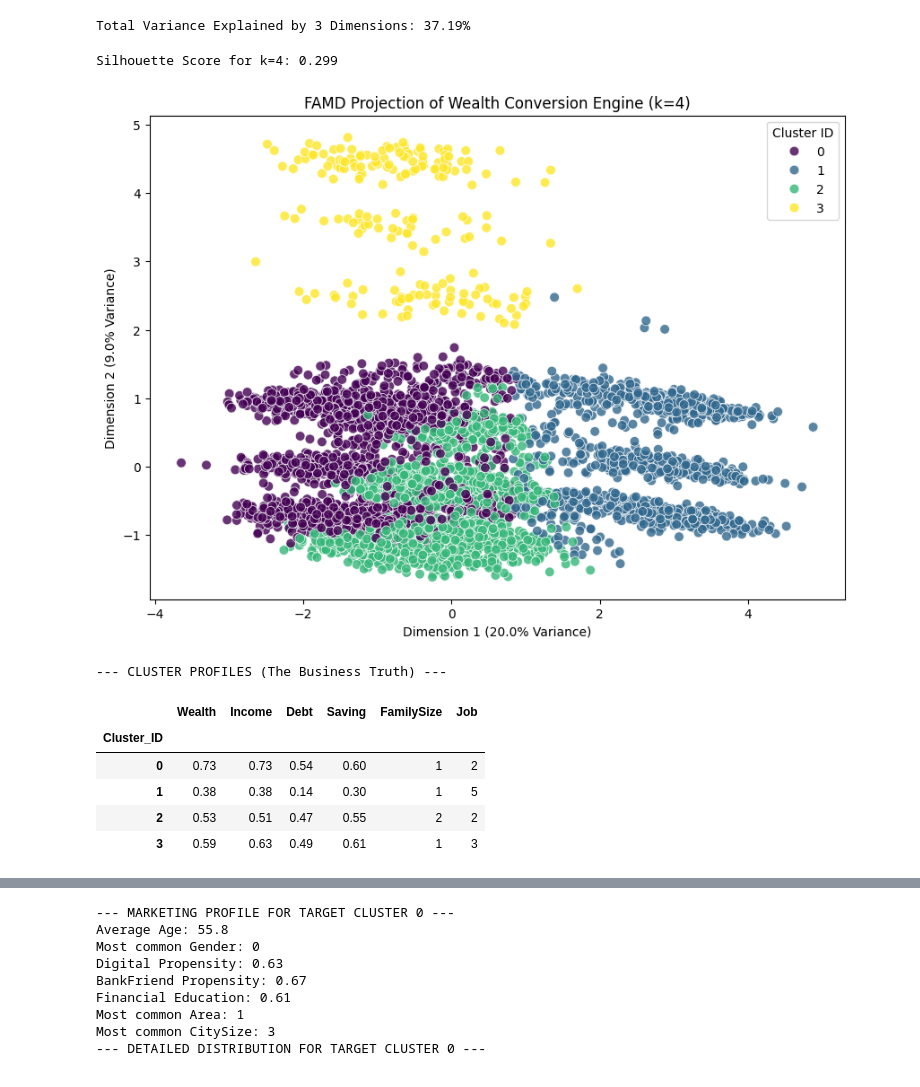
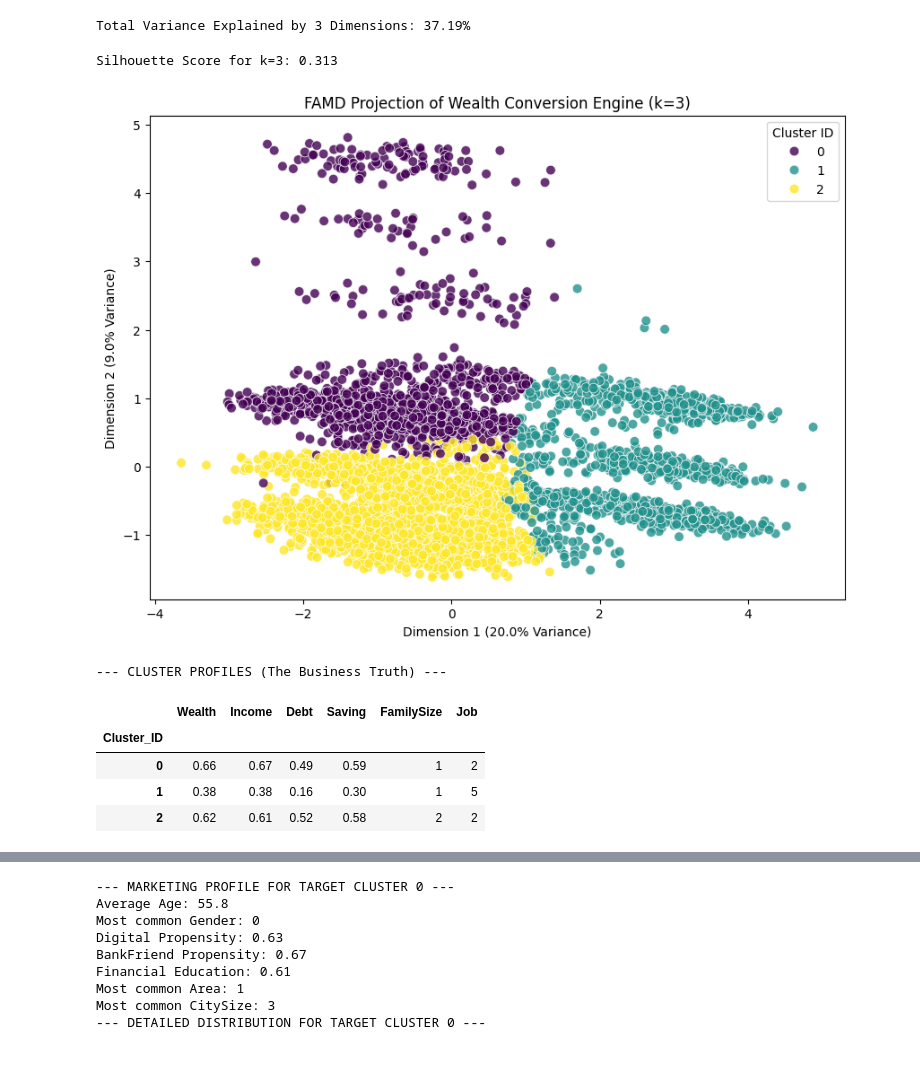
Before and after one commit to Smael-olk/Fintech, a Jupyter notebook: BusinessCase1/2-Protection_FAMD.ipynb, the cells around one changed output, grey strips where cells are left out. Cells and saved outputs as stored; diff of their text form; code cells hidden in the pictures.

```diff
--- a/BusinessCase1/2-Protection_FAMD.ipynb
+++ b/BusinessCase1/2-Protection_FAMD.ipynb
@@ -162,7 +162,7 @@ FAMD Continuous Coordinates (Ready for Clustering):
 Total Variance Explained by 3 Dimensions: 37.19%
 # %%
 # 4. Standard Euclidean Clustering on the FAMD dimensions
-optimal_k = 4
+optimal_k = 3
 kmeans = KMeans(n_clusters=optimal_k, random_state=42)
 cluster_labels = kmeans.fit_predict(X_famd)
 
@@ -170,42 +170,41 @@ sil_score = silhouette_score(X_famd, cluster_labels)
 print(f"Silhouette Score for k={optimal_k}: {sil_score:.3f}")
 
 # 5. Plot the Manifold (Updated labels)
 plt.figure(figsize=(10, 7))
 sns.scatterplot(
     x=X_famd['Dim_1'],
     y=X_famd['Dim_2'],
     hue=cluster_labels,
     palette='viridis',
     s=60, alpha=0.8
 )
 
 plt.title(f'FAMD Projection of Wealth Conversion Engine (k={optimal_k})')
 plt.xlabel(f'Dimension 1 ({explained_variance[0]:.1f}% Variance)')
 plt.ylabel(f'Dimension 2 ({explained_variance[1]:.1f}% Variance)')
 plt.legend(title='Cluster ID')
 plt.show()
 
 # 6. Profile the Clusters to find the Business Target
 df_active_mixed['Cluster_ID'] = cluster_labels
 print("\n--- CLUSTER PROFILES (The Business Truth) ---")
 display(df_active_mixed.groupby('Cluster_ID').agg({
     'Wealth': 'mean',
     'Income': 'mean',
     'Debt': 'mean',
     'Saving': 'mean',
     'FamilySize': lambda x: x.mode()[0],
     'Job': lambda x: x.mode()[0]
 }).round(2))
 # %% [output]
-Silhouette Score for k=4: 0.299
+Silhouette Score for k=3: 0.313
-[figure, old version]
+[figure, new version]
 --- CLUSTER PROFILES (The Business Truth) ---
 |  | Wealth | Income | Debt | Saving | FamilySize | Job |
 | Cluster_ID |  |  |  |  |  |  |
-| 0 | 0.73 | 0.73 | 0.54 | 0.60 | 1 | 2 |
-| 1 | 0.38 | 0.38 | 0.14 | 0.30 | 1 | 5 |
-| 2 | 0.53 | 0.51 | 0.47 | 0.55 | 2 | 2 |
-| 3 | 0.59 | 0.63 | 0.49 | 0.61 | 1 | 3 |
+| 0 | 0.66 | 0.67 | 0.49 | 0.59 | 1 | 2 |
+| 1 | 0.38 | 0.38 | 0.16 | 0.30 | 1 | 5 |
+| 2 | 0.62 | 0.61 | 0.52 | 0.58 | 2 | 2 |
 # %%
 # 1. Extract the column contributions to each FAMD dimension
 contributions = famd.column_contributions_.style.format("{:.2%}")
```
Also changed, not shown: parts of 4 cells of this notebook, 4 other files.
